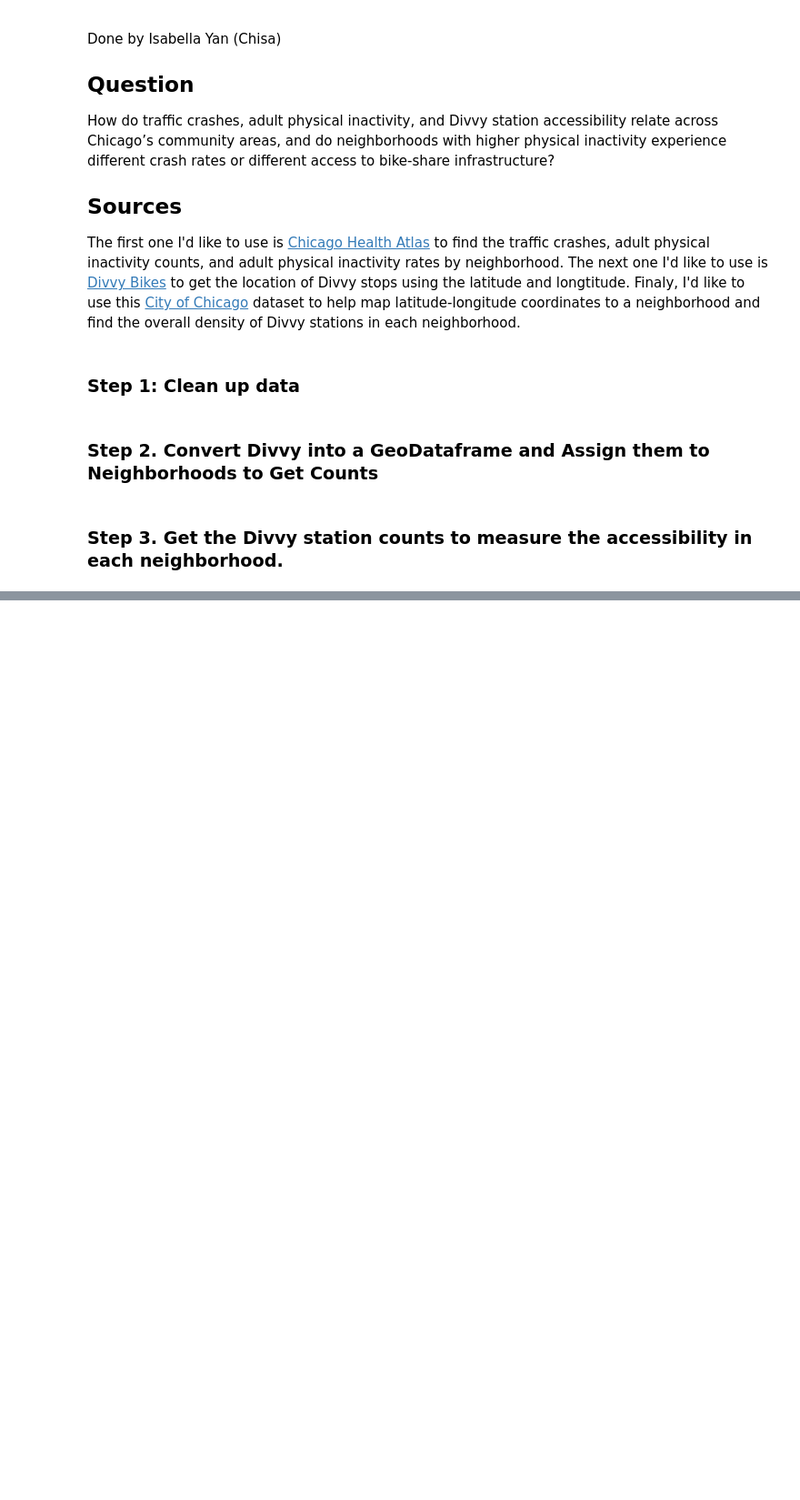
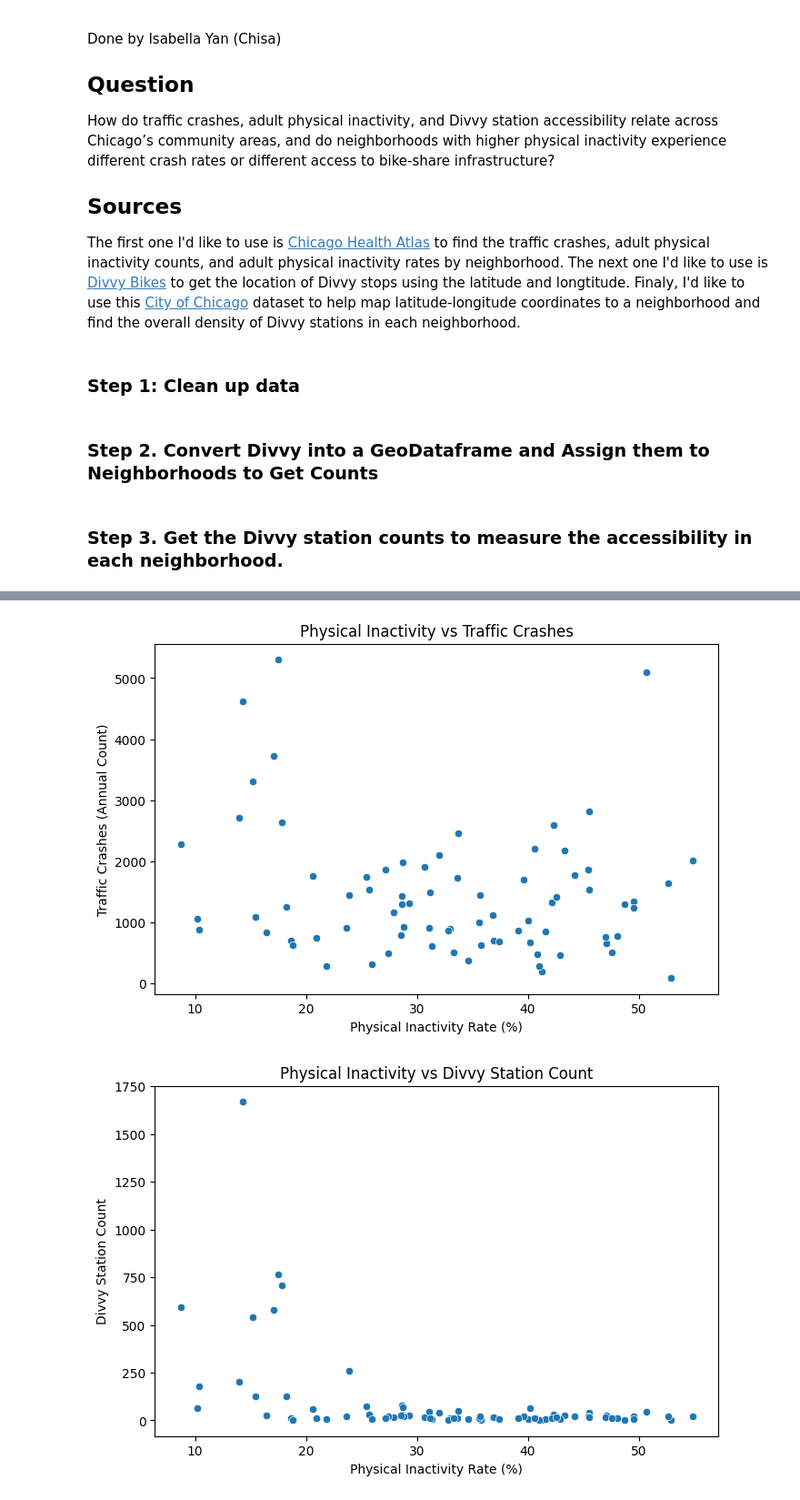
Before and after one commit to junho5400/stat303_final, a Jupyter notebook: health_analysis.ipynb, the cells around one changed output, grey strips where cells are left out. Shown at 91% size. Drawn from its saved outputs; the diff is of its cells as text; code cells hidden in the pictures; blank space fills up the shorter version.

```diff
--- a/health_analysis.ipynb
+++ b/health_analysis.ipynb
@@ -160,0 +260,57 @@ station_density = unique_stations.groupby('community_area_number').size().reset_
+# %%
+#
+# 5.3. Use scatterplots to visualize relationships
+#
+
+# convert to numeric values
+community_stats['physical_inactivity_rate'] = pd.to_numeric(
+    community_stats['physical_inactivity_rate'], errors='coerce'
+)
+
+community_stats['traffic_crashes'] = pd.to_numeric(
+    community_stats['traffic_crashes'], errors='coerce'
+)
+
+community_stats['divvy_station_count'] = pd.to_numeric(
+    community_stats['divvy_station_count'], errors='coerce'
+)
+
+# Physical inactivity vs traffic crashes
+plt.figure(figsize=(8,5))
+sns.scatterplot(
+    data=community_stats,
+    x='physical_inactivity_rate',
+    y='traffic_crashes'
+)
+plt.xlabel("Physical Inactivity Rate (%)")
+plt.ylabel("Traffic Crashes (Annual Count)")
+plt.title("Physical Inactivity vs Traffic Crashes")
+plt.show()
+
+# Physical inactivity vs Divvy station count
+plt.figure(figsize=(8,5))
+sns.scatterplot(
+    data=community_stats,
+    x='physical_inactivity_rate',
+    y='divvy_station_count'
+)
+plt.xlabel("Physical Inactivity Rate (%)")
+plt.ylabel("Divvy Station Count")
+plt.title("Physical Inactivity vs Divvy Station Count")
+plt.show()
+
+# Divvy station count vs traffic crashes (zoomed)
+plt.figure(figsize=(8,5))
+sns.scatterplot(
+    data=community_stats,
+    x='divvy_station_count',
+    y='traffic_crashes'
+)
+plt.xlim(0, 250)   # zoom for better visibility
+plt.xlabel("Divvy Station Count")
+plt.ylabel("Traffic Crashes (Annual Count)")
+plt.title("Divvy Station Count vs Traffic Crashes (Zoomed In)")
+plt.show()
+# %% [output]
+[figure, added]
+[figure, added]
```
Also changed, not shown: parts of 9 cells of this notebook.
